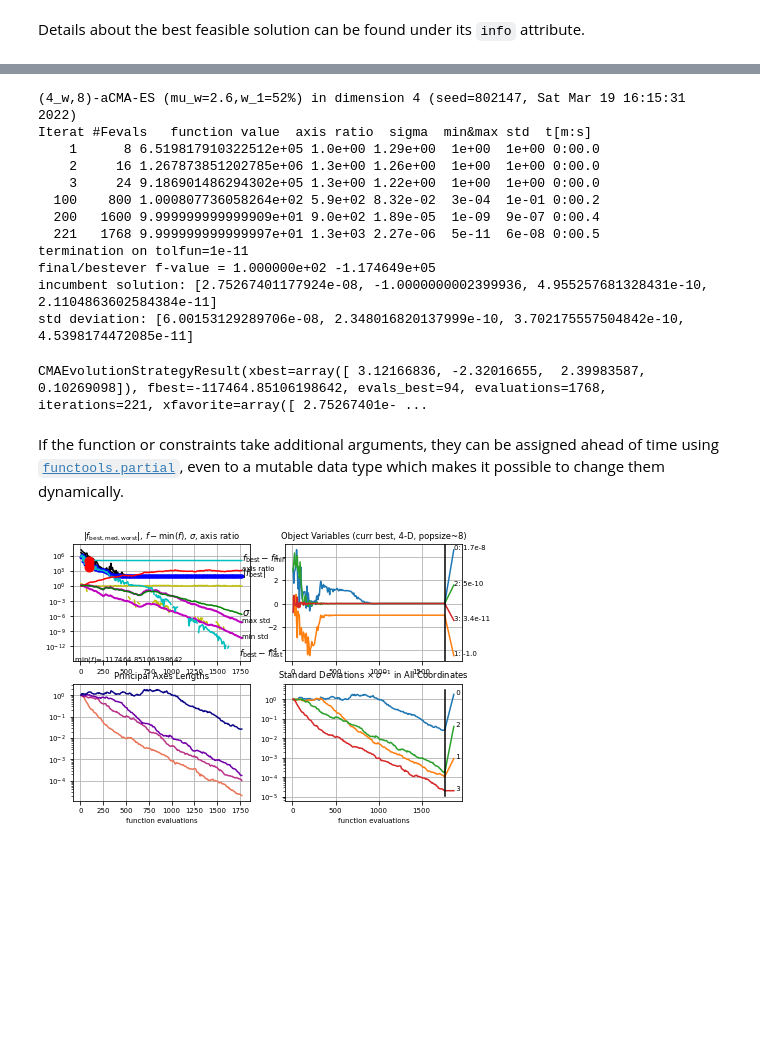
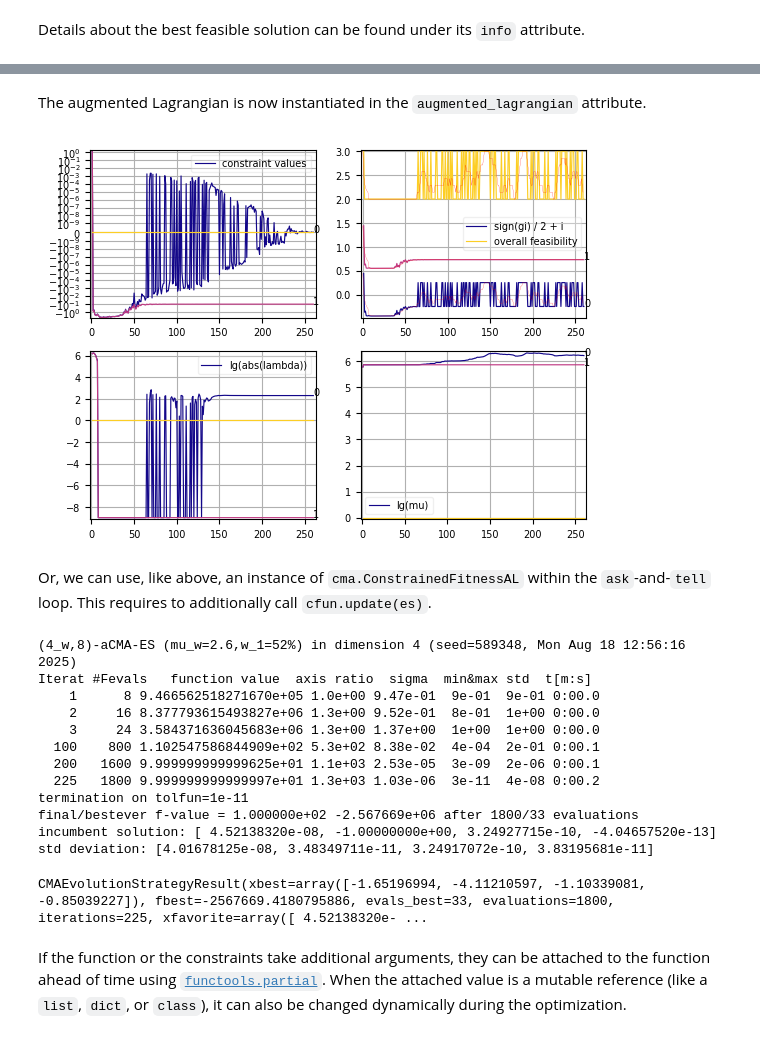
Before and after one commit to CMA-ES/pycma, a Jupyter notebook: notebooks/notebook-usecases-constraints.ipynb, the cells around one changed output, grey strips where cells are left out. Cells and saved outputs as stored; diff of their text form; code cells hidden in the pictures; blank space fills up the shorter version.

```diff
--- a/notebooks/notebook-usecases-constraints.ipynb
+++ b/notebooks/notebook-usecases-constraints.ipynb
@@ -105,0 +151,11 @@ We can use the underlying `CMAEvolutionStrategy` class, on which `cma.fmin2` is
+# %%
+# a verbose way to run ``_, es = cma.fmin_con2(fun, x0, sigma0, constraints)``
+
+es = cma.CMAEvolutionStrategy(x0, sigma0)
+
+while not es.stop():
+    X = es.ask()  # sample len(X) candidate solutions
+    es.tell(X, [fun(x) for x in X], constraints_values=[constraints(x) for x in X])
+    es.logger.add()  # for later plotting
+    es.disp()
+es.result_pretty()
@@ -106,5 +176,14 @@ We can use the underlying `CMAEvolutionStrategy` class, on which `cma.fmin2` is
+# %% [markdown]
+The augmented Lagrangian is now instantiated in the `augmented_lagrangian` attribute.
+# %%
+es.augmented_lagrangian.loggers.plot()
+# %% [output]
+[figure, added]
+# %% [markdown]
+Or, we can use, like above, an instance of `cma.ConstrainedFitnessAL` within the `ask`-and-`tell` loop.
+This requires to additionally call `cfun.update(es)`.
 # %%
-# a more verbose way to run ``_, es = cma.fmin2(cfun, x0, sigma0)``
+# a verbose way to run ``_, es = cma.fmin2(cfun, x0, sigma0)``
 
 cfun = cma.ConstrainedFitnessAL(fun, constraints)  # unconstrained function with adaptive Lagrange multipliers
 es = cma.CMAEvolutionStrategy(x0, sigma0)
@@ -117,24 +196,20 @@ while not es.stop():
     es.disp()
 es.result_pretty()
 # %% [output]
-(4_w,8)-aCMA-ES (mu_w=2.6,w_1=52%) in dimension 4 (seed=802147, Sat Mar 19 16:15:31 2022)
+(4_w,8)-aCMA-ES (mu_w=2.6,w_1=52%) in dimension 4 (seed=589348, Mon Aug 18 12:56:16 2025)
 Iterat #Fevals   function value  axis ratio  sigma  min&max std  t[m:s]
-    1      8 6.519817910322512e+05 1.0e+00 1.29e+00  1e+00  1e+00 0:00.0
-    2     16 1.267873851202785e+06 1.3e+00 1.26e+00  1e+00  1e+00 0:00.0
-    3     24 9.186901486294302e+05 1.3e+00 1.22e+00  1e+00  1e+00 0:00.0
-  100    800 1.000807736058264e+02 5.9e+02 8.32e-02  3e-04  1e-01 0:00.2
-  200   1600 9.999999999999909e+01 9.0e+02 1.89e-05  1e-09  9e-07 0:00.4
-  221   1768 9.999999999999997e+01 1.3e+03 2.27e-06  5e-11  6e-08 0:00.5
+    1      8 9.466562518271670e+05 1.0e+00 9.47e-01  9e-01  9e-01 0:00.0
+    2     16 8.377793615493827e+06 1.3e+00 9.52e-01  8e-01  1e+00 0:00.0
+    3     24 3.584371636045683e+06 1.3e+00 1.37e+00  1e+00  1e+00 0:00.0
+  100    800 1.102547586844909e+02 5.3e+02 8.38e-02  4e-04  2e-01 0:00.1
+  200   1600 9.999999999999625e+01 1.1e+03 2.53e-05  3e-09  2e-06 0:00.1
+  225   1800 9.999999999999997e+01 1.3e+03 1.03e-06  3e-11  4e-08 0:00.2
 termination on tolfun=1e-11
-final/bestever f-value = 1.000000e+02 -1.174649e+05
-incumbent solution: [2.75267401177924e-08, -1.0000000002399936, 4.955257681328431e-10, 2.1104863602584384e-11]
-std deviation: [6.00153129289706e-08, 2.348016820137999e-10, 3.702175557504842e-10, 4.5398174472085e-11]
+final/bestever f-value = 1.000000e+02 -2.567669e+06 after 1800/33 evaluations
+incumbent solution: [ 4.52138320e-08, -1.00000000e+00, 3.24927715e-10, -4.04657520e-13]
+std deviation: [4.01678125e-08, 3.48349711e-11, 3.24917072e-10, 3.83195681e-11]
-CMAEvolutionStrategyResult(xbest=array([ 3.12166836, -2.32016655,  2.39983587,  0.10269098]), fbest=-117464.85106198642, evals_best=94, evaluations=1768, iterations=221, xfavorite=array([ 2.75267401e- ...
+CMAEvolutionStrategyResult(xbest=array([-1.65196994, -4.11210597, -1.10339081, -0.85039227]), fbest=-2567669.4180795886, evals_best=33, evaluations=1800, iterations=225, xfavorite=array([ 4.52138320e- ...
 # %% [markdown]
-If the function or constraints take additional arguments, they can be assigned ahead of time using [`functools.partial`](https://docs.python.org/3/library/functools.html), even to a mutable data type which makes it possible to change them dynamically.
+If the function or the constraints take additional arguments, they can be attached to the function ahead of time using [`functools.partial`](https://docs.python.org/3/library/functools.html). When the attached value is a mutable reference (like a `list`, `dict`, or `class`), it can also be changed dynamically during the optimization.
-# %%
-cma.plot();
-# %% [output]
-[figure, removed]
 # %% [markdown]
 ## Understanding the Augmented Lagrangian
```
Also changed, not shown: parts of 23 cells of this notebook.
